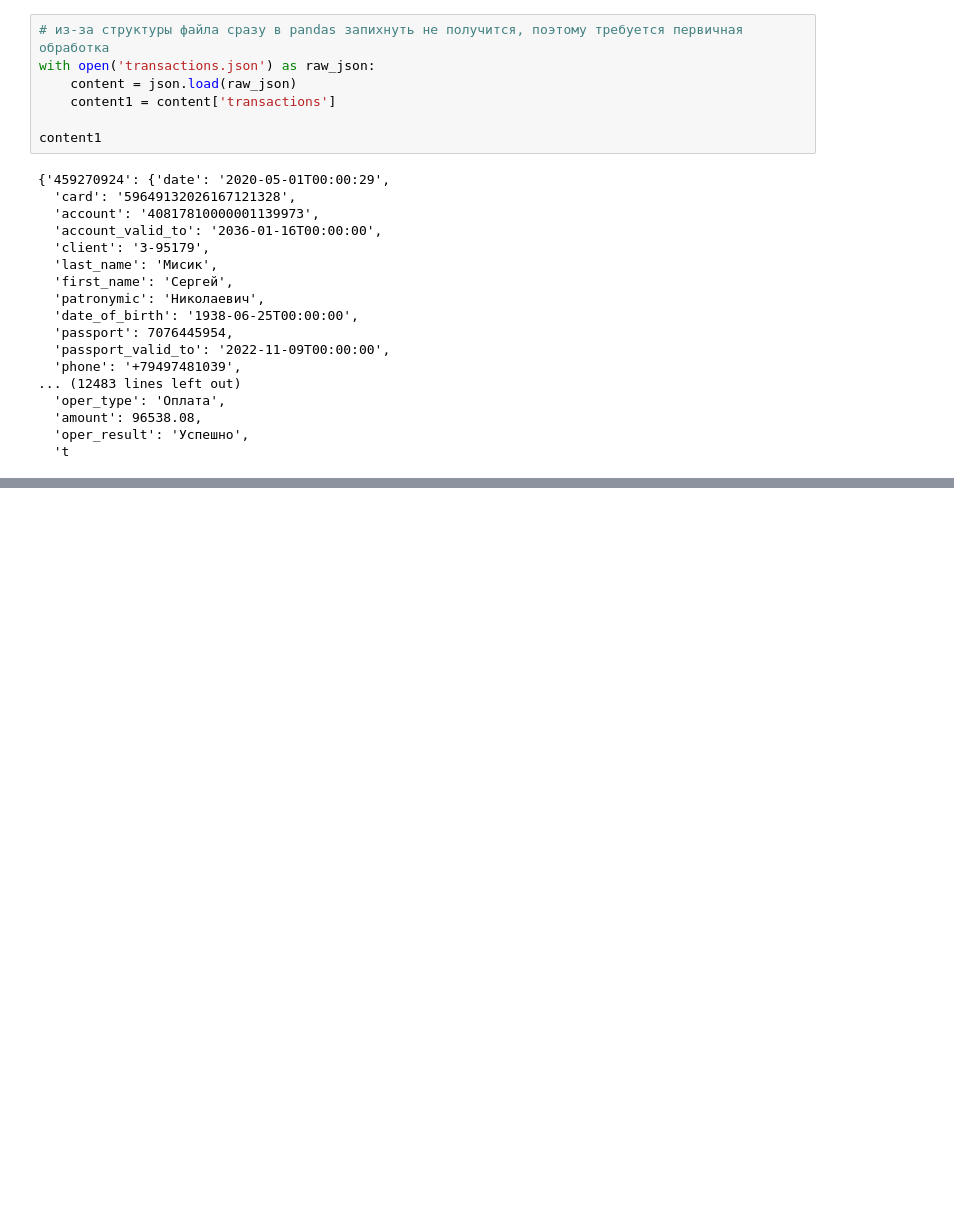
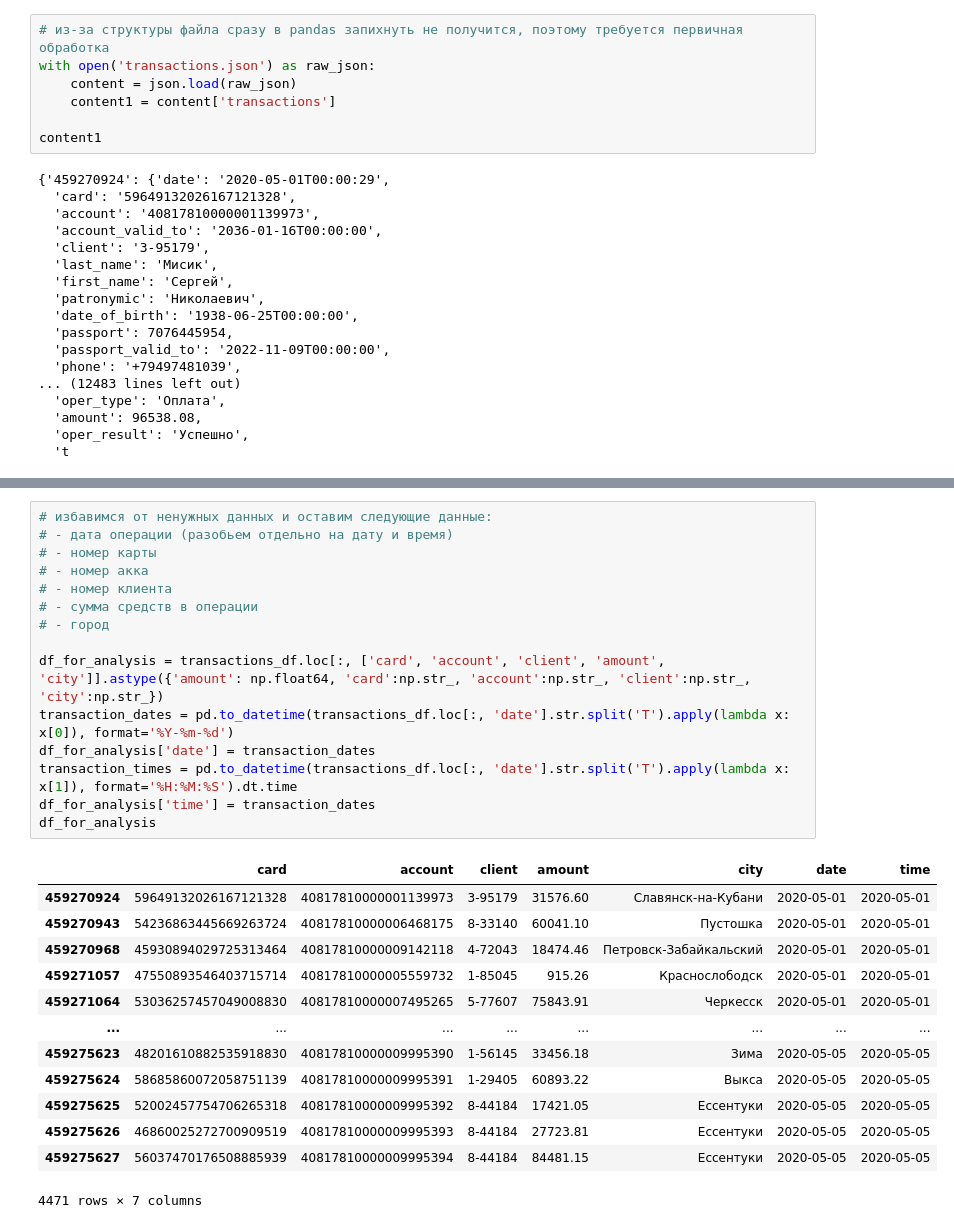
Before and after one commit to sersldmir/all_comp_repo, a Jupyter notebook: sber_cup.ipynb, the cells around one changed output, grey strips where cells are left out. Cells and saved outputs as stored; diff of their text form; blank space fills up the shorter version.

```diff
--- a/sber_cup.ipynb
+++ b/sber_cup.ipynb
@@ -55,0 +135,29 @@ transactions_df.head(10)
+# %%
+# избавимся от ненужных данных и оставим следующие данные:
+# - дата операции (разобьем отдельно на дату и время)
+# - номер карты
+# - номер акка
+# - номер клиента
+# - сумма средств в операции
+# - город
+
+df_for_analysis = transactions_df.loc[:, ['card', 'account', 'client', 'amount', 'city']].astype({'amount': np.float64, 'card':np.str_, 'account':np.str_, 'client':np.str_, 'city':np.str_})
+transaction_dates = pd.to_datetime(transactions_df.loc[:, 'date'].str.split('T').apply(lambda x: x[0]), format='%Y-%m-%d')
+df_for_analysis['date'] = transaction_dates
+transaction_times = pd.to_datetime(transactions_df.loc[:, 'date'].str.split('T').apply(lambda x: x[1]), format='%H:%M:%S').dt.time
+df_for_analysis['time'] = transaction_dates
+df_for_analysis
+# %% [output]
+|  | card | account | client | amount | city | date | time |
+| 459270924 | 59649132026167121328 | 40817810000001139973 | 3-95179 | 31576.60 | Славянск-на-Кубани | 2020-05-01 | 2020-05-01 |
+| 459270943 | 54236863445669263724 | 40817810000006468175 | 8-33140 | 60041.10 | Пустошка | 2020-05-01 | 2020-05-01 |
+| 459270968 | 45930894029725313464 | 40817810000009142118 | 4-72043 | 18474.46 | Петровск-Забайкальский | 2020-05-01 | 2020-05-01 |
+| 459271057 | 47550893546403715714 | 40817810000005559732 | 1-85045 | 915.26 | Краснослободск | 2020-05-01 | 2020-05-01 |
+| 459271064 | 53036257457049008830 | 40817810000007495265 | 5-77607 | 75843.91 | Черкесск | 2020-05-01 | 2020-05-01 |
+| ... | ... | ... | ... | ... | ... | ... | ... |
+| 459275623 | 48201610882535918830 | 40817810000009995390 | 1-56145 | 33456.18 | Зима | 2020-05-05 | 2020-05-05 |
+| 459275624 | 58685860072058751139 | 40817810000009995391 | 1-29405 | 60893.22 | Выкса | 2020-05-05 | 2020-05-05 |
+| 459275625 | 52002457754706265318 | 40817810000009995392 | 8-44184 | 17421.05 | Ессентуки | 2020-05-05 | 2020-05-05 |
+| 459275626 | 46860025272700909519 | 40817810000009995393 | 8-44184 | 27723.81 | Ессентуки | 2020-05-05 | 2020-05-05 |
+| 459275627 | 56037470176508885939 | 40817810000009995394 | 8-44184 | 84481.15 | Ессентуки | 2020-05-05 | 2020-05-05 |
+4471 rows × 7 columns
```
Also changed, not shown: parts of 16 cells of this notebook.
